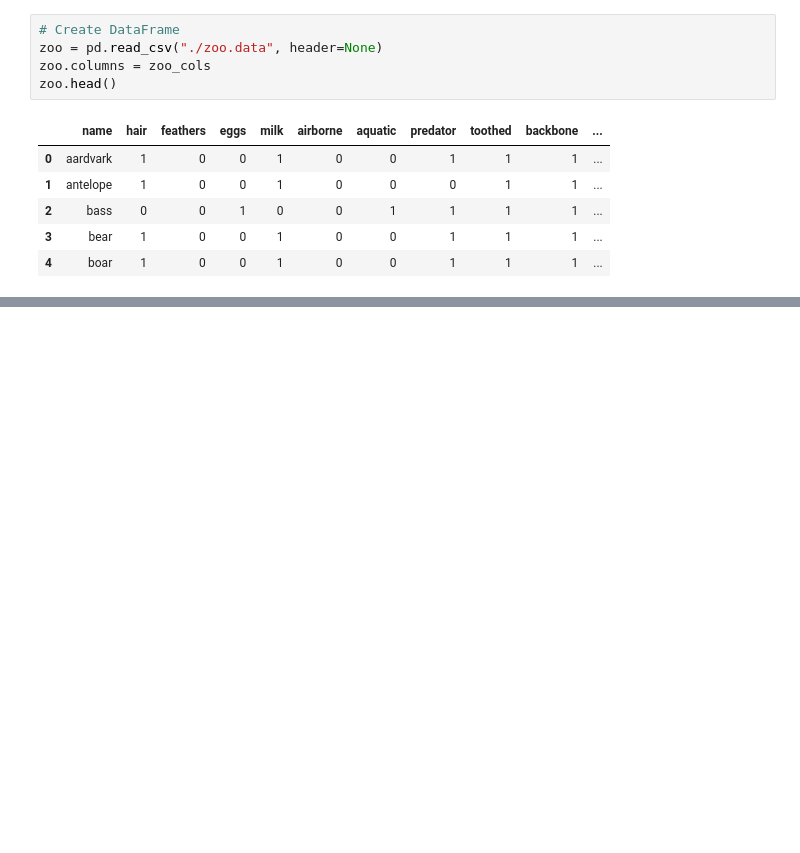
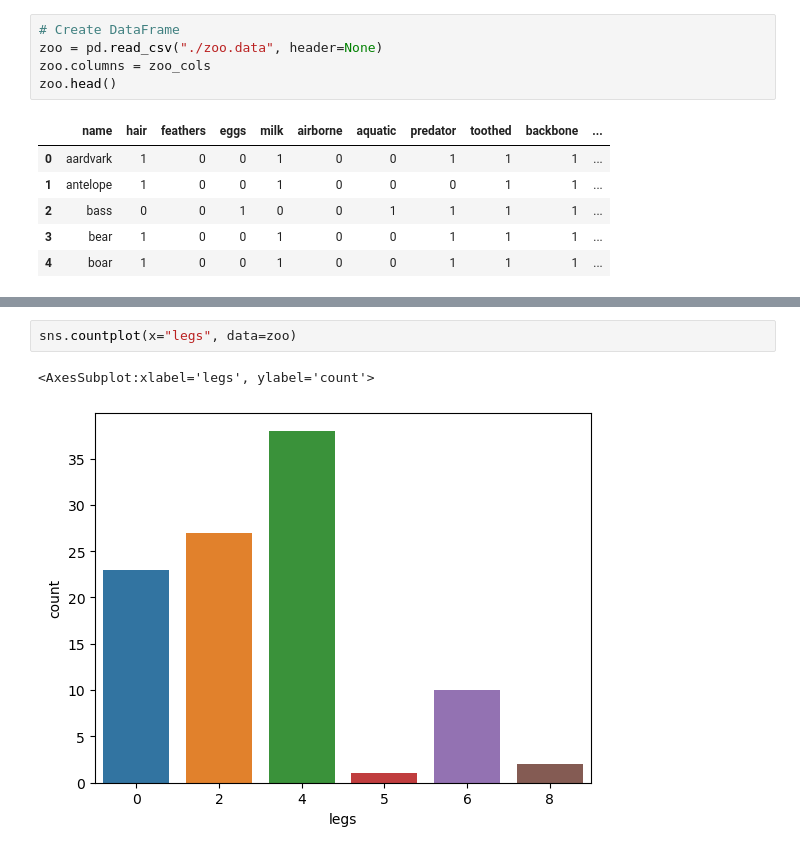
Before and after one commit to Data-Science-for-Conservation/trail_camera, a Jupyter notebook: trail_camera.ipynb, the cells around one changed output, grey strips where cells are left out. Saved outputs shown, nothing was run; the diff lists cells and outputs as text; blank space fills up the shorter version.

```diff
--- a/trail_camera.ipynb
+++ b/trail_camera.ipynb
@@ -73,0 +100,5 @@ zoo.head()
+# %%
+sns.countplot(x="legs", data=zoo)
+# %% [output]
+<AxesSubplot:xlabel='legs', ylabel='count'>
+[figure, added]
```
Also changed, not shown: parts of 6 cells of this notebook.
